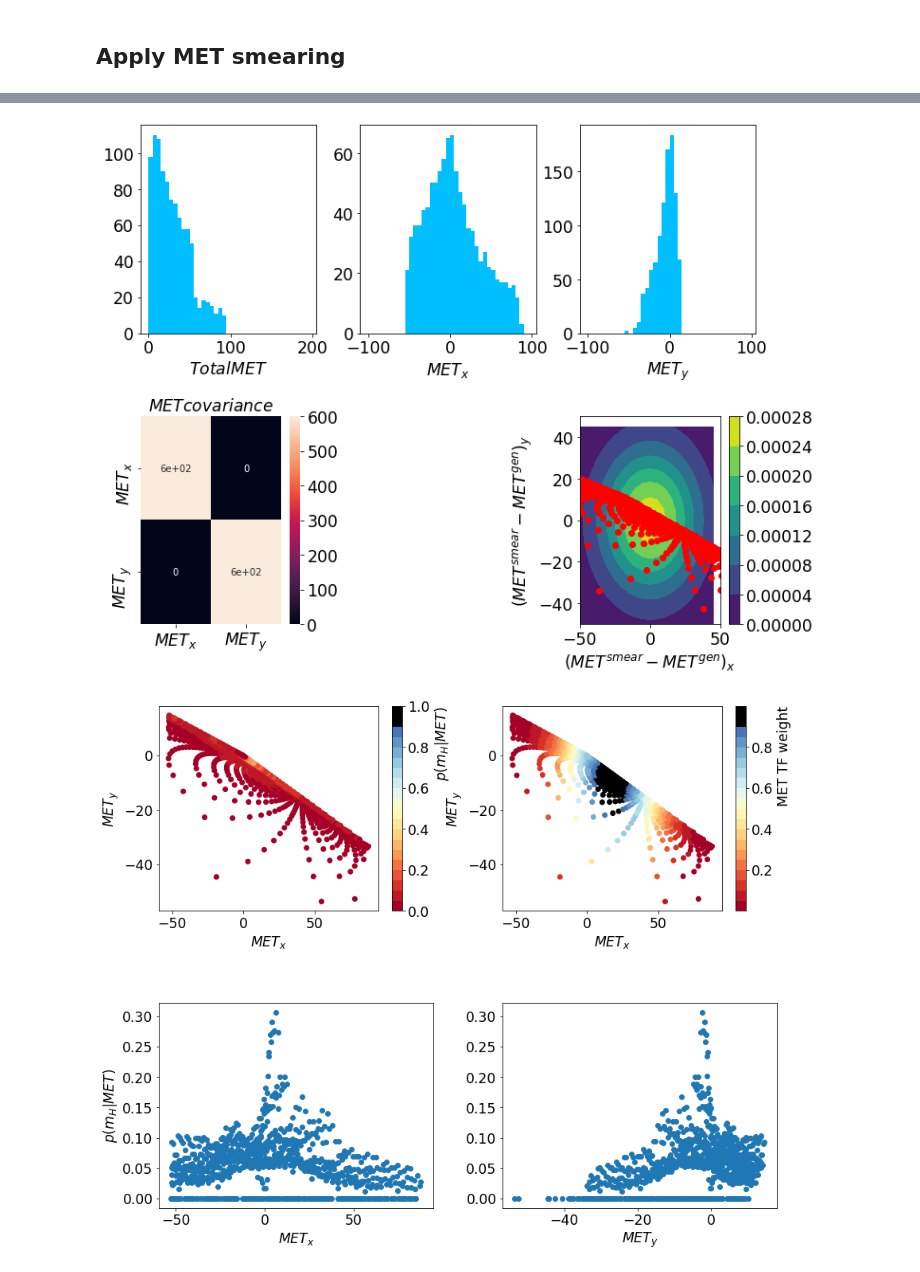
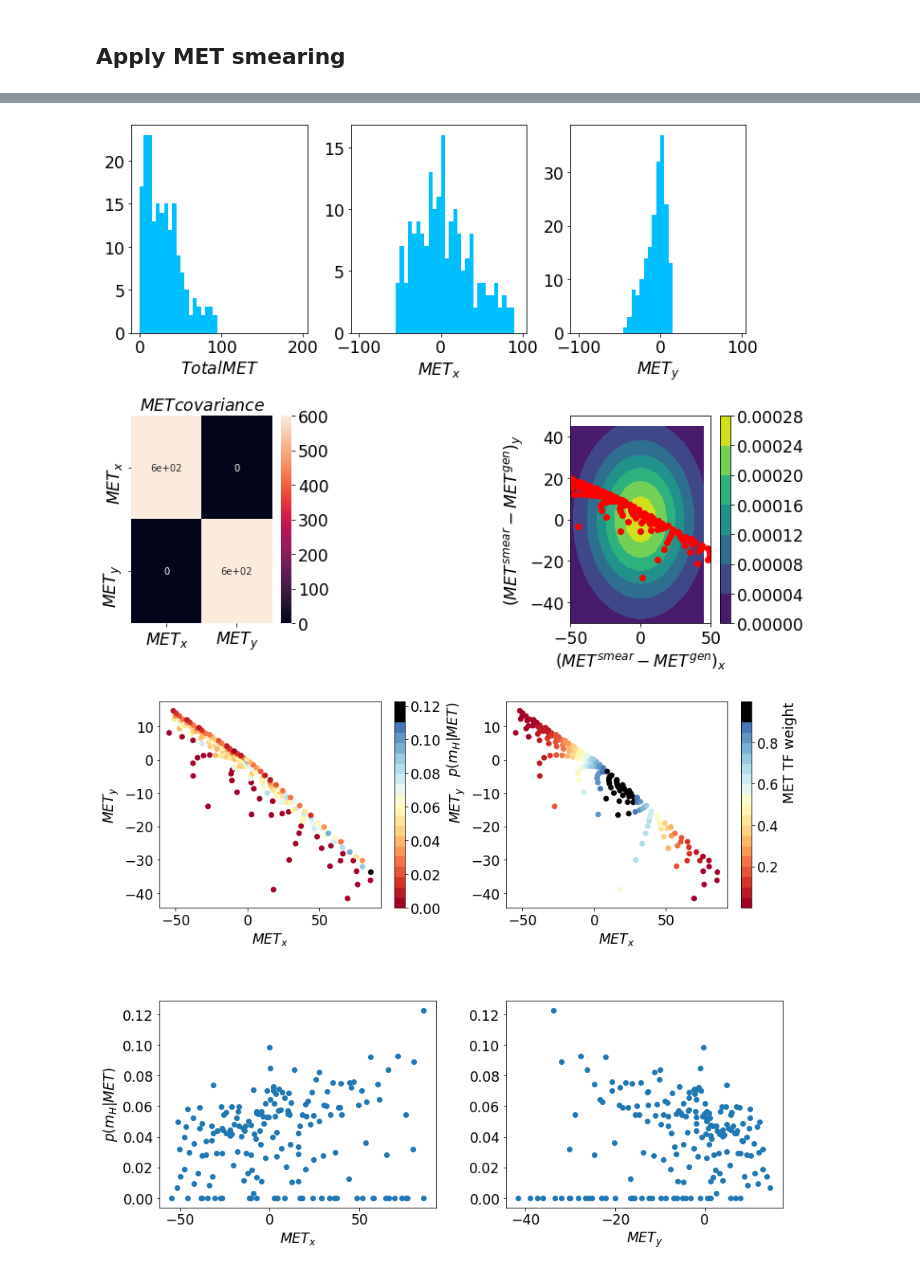
Before and after one commit to akalinow/MachineLearning, a Jupyter notebook: TauTauMass/Training_categorisation.ipynb, the cells around one changed output, grey strips where cells are left out. Drawn from its saved outputs; the diff is of its cells as text; code cells hidden in the pictures.

```diff
--- a/TauTauMass/Training_categorisation.ipynb
+++ b/TauTauMass/Training_categorisation.ipynb
@@ -57,11 +54,12 @@ def fillPandasDataset(aBatch, df):
     labels = aBatch[1]
     fastMTTPredictions = aBatch[2]
     testMass = None
+
     if(len(aBatch)>5):
         testMass = aBatch[5]
     predictions = model.predict(features, use_multiprocessing=True)
     batch_df = pd.DataFrame(data={"genMass":labels, "fastMTT":fastMTTPredictions, "NN":finalModelAnswer(predictions, testMass),
-                                "metX":features[:,8],"metY":features[:,9]})
+                                "metX":features[:,-3],"metY":features[:,-2]})
     return df.append(batch_df, ignore_index=True)
 
 def fillPandasDatasetWithWeights(aBatch, df):
@@ -102,7 +100,6 @@ def fillPandasDatasetWithWeights(aBatch, df):
 def generate_met_tf_weights(smeared_met, original_met, covariance):
     gauss2D = multivariate_normal(mean=original_met, cov=covariance)
     met_tf_weights = gauss2D.pdf(smeared_met)
-    #met_tf_weights = np.reshape(met_tf_weights, (-1,1))
     met_tf_weights = met_tf_weights/gauss2D.pdf(original_met)
     return met_tf_weights
 
@@ -133,7 +130,7 @@ def getFeaturesMask():
     featuresMask *= columns!="eventWeight"
     featuresMask *= columns!="sampleType"
     featuresMask *= columns!="genMass"
-    featuresMask *= columns!="visMass"
+    #featuresMask *= columns!="visMass"
     featuresMask *= columns!="caMass"
     featuresMask *= columns!="fastMTTMass"
     featuresMask *= columns!="covMET00"
@@ -152,7 +149,7 @@ def getFeaturesMask():
     #featuresMask *= columns!="leg_2_pZ"
     #featuresMask *= columns!="leg_2_decayMode"
     #MET passed as jet_1
-    featuresMask *= columns!="jet_1_E"
+    #featuresMask *= columns!="jet_1_E"
     #featuresMask *= columns!="jet_1_pX"
     #featuresMask *= columns!="jet_1_pY"
     featuresMask *= columns!="jet_1_pZ"
@@ -231,7 +228,7 @@ def benchmark(dataset, num_epochs=2):
 def getCovariance(dataRow):
 
     covScaling = 60000.0
-    covScaling = 100.0
+    #covScaling = 1.0
     cov00 = getFeature("covMET00", dataRow)*covScaling
     cov01 = getFeature("covMET01", dataRow)
     cov10 = getFeature("covMET10", dataRow)
@@ -241,12 +238,12 @@ def getCovariance(dataRow):
 def generate_smeared_batch(dataRow, gridSize=10):
 
         cov = tf.reshape(dataRow[4],(-1,2,2))[0]
-        leg1_x_y = dataRow[0][0][1:3]
-        leg2_x_y = dataRow[0][0][5:7]
+        leg1_x_y = dataRow[0][0][2:4]
+        leg2_x_y = dataRow[0][0][6:8]
         met = dataRow[0][0][-3:-1]
         visMass = dataRow[3]
 
-        x1, x2 = tf.meshgrid(tf.linspace(0.01, 0.99, gridSize), tf.linspace(0.01, 0.99, gridSize))
+        x1, x2 = tf.meshgrid(tf.linspace(0.1, 0.99, gridSize), tf.linspace(0.1, 0.99, gridSize))
         x1 = tf.reshape(x1,(-1,1))
         x2 = tf.reshape(x2,(-1,1))
         testMass = visMass/tf.sqrt(x1*x2)
@@ -268,6 +265,7 @@ def generate_smeared_batch(dataRow, gridSize=10):
         decayModeColumn = tf.reshape(decayModeColumn, (gridSize*gridSize,1))
         dataRow = tf.concat([features[:,:-4], smeared_metTot, smeared_met, decayModeColumn], axis=1)
 
+
         probabilityThreshold = 0.01
         gauss2D = multivariate_normal(mean=met, cov=cov)
         indices = gauss2D.pdf(smeared_met)>gauss2D.pdf(met)*probabilityThreshold
@@ -407,7 +450,7 @@ import plottingFunctions as plf
 importlib.reload(plf)
 
 if not runOnCluster:
-    nEpochsSaved = 5000
+    nEpochsSaved = 200
     checkpoint_path = "training/model_{epoch:04d}"
     model = tf.keras.models.load_model(checkpoint_path.format(epoch=nEpochsSaved), custom_objects=custom_objects)
 
@@ -443,7 +486,7 @@ import plottingFunctions as plf
 importlib.reload(plf)
 
 if not runOnCluster:
-    nEpochsSaved = 5000
+    nEpochsSaved = 15
     checkpoint_path = "training/model_{epoch:04d}"
     model = tf.keras.models.load_model(checkpoint_path.format(epoch=nEpochsSaved), custom_objects=custom_objects)
 
@@ -451,9 +494,11 @@ if not runOnCluster:
     print("Current Time =", current_time)
 
     testFileNames = glob.glob(testDataDir + 'df.parquet_RootAnalysis_SVfitMLAnalysisMuTau_Pythia8.gzip')
+    #testFileNames = glob.glob(testDataDir + 'df.parquet_RootAnalysis_SVfitMLAnalysisMuTau_Pythia8_smearMET.gzip')
+    #testFileNames = glob.glob(testDataDir + 'df.parquet_RootAnalysis_SVfitMLAnalysisMuTau_DY_ggH125.gzip')
     test_dataset = loadDataset(testFileNames, isTrain=False, nEpochs=1, batchSize=1)
 
-    generator = partial(smearedMETgenerator, test_dataset,50)
+    generator = partial(smearedMETgenerator, test_dataset,20)
     smeared_Dataset = tf.data.Dataset.from_generator(generator, (tf.float32, tf.float32, tf.float32, tf.float32, tf.float32, tf.float32))
 
     df = pd.DataFrame(columns = ["genMass", "fastMTT", "NN", "metX", "metY"])
@@ -469,12 +514,16 @@ if not runOnCluster:
         plf.plotMET(smeared_met, original_met, covariance)
         df = fillPandasDataset(aBatch, df)
         plf.probNN_vs_MET(df, met_tf_weights)
-        break
+
+
 
     for aBatch in smeared_Dataset.take(1000):
+        if aBatch[3].shape[0]==0:
+            continue
         df_withWeights = fillPandasDatasetWithWeights(aBatch, df_withWeights)
 
+
     plf.plotPull(df_withWeights, minX=-0.8, maxX=1.2)
-    plf.compareDYandH125(df_withWeights)
+    #plf.compareDYandH125(df_withWeights)
     #plf.plotCM(df_withWeights, vmax=0.01, mass2Label=mass2Label)
 # %% [output]
@@ -488,2 +531,2 @@ Mass range: H125 mean pull: 0.245 pull RMS: 0.717 RMS/125: 0.0057
-[figure, old version]
+[figure, new version]
-[figure, old version]
+[figure, new version]
```
Also changed, not shown: parts of 7 cells of this notebook, 8 other files.
